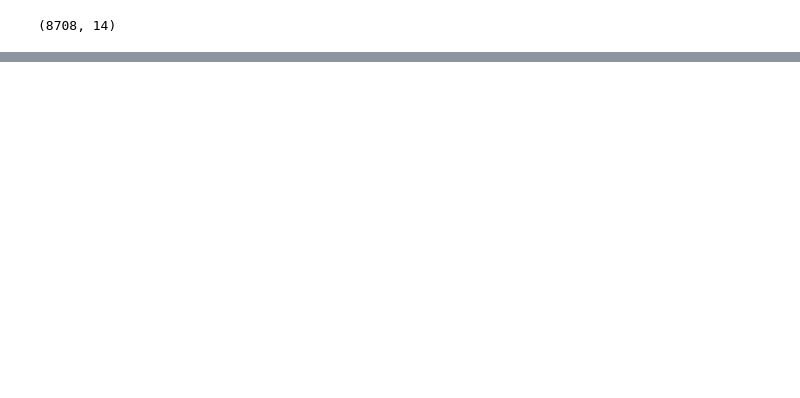
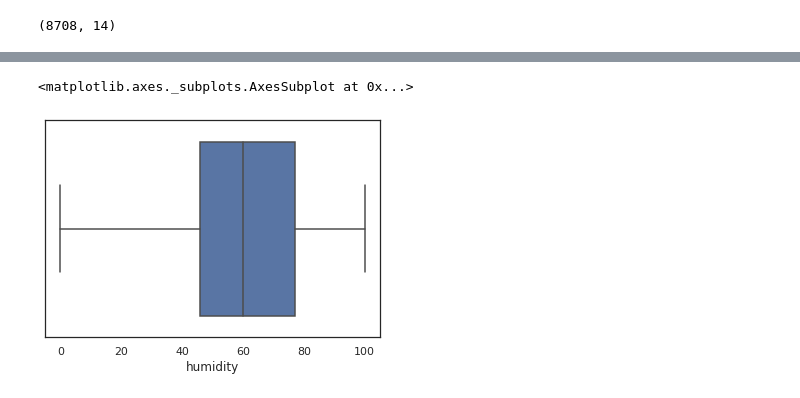
Before and after one commit to Rohith616/INterview-Project, a Jupyter notebook: Project2.ipynb, the cells around one changed output, grey strips where cells are left out. Drawn from its saved outputs; the diff is of its cells as text; code cells hidden in the pictures; blank space fills up the shorter version.

```diff
--- a/Project2.ipynb
+++ b/Project2.ipynb
@@ -185,0 +163,5 @@ for cols in train_cat:
+# %%
+sns.boxplot(train2['humidity'])
+# %% [output]
+<matplotlib.axes._subplots.AxesSubplot at 0x...>
+[figure, added]
```
Also changed, not shown: parts of 33 cells of this notebook.
